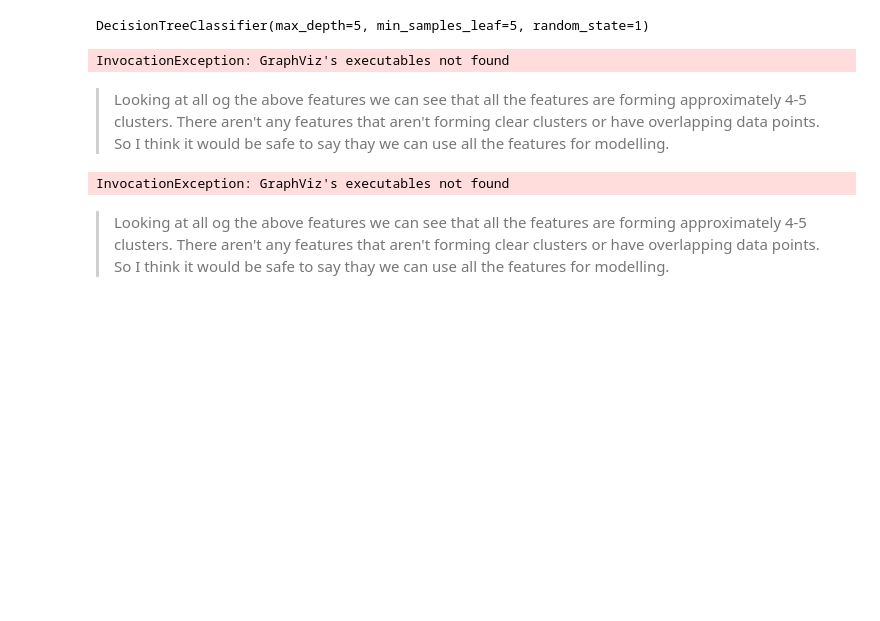
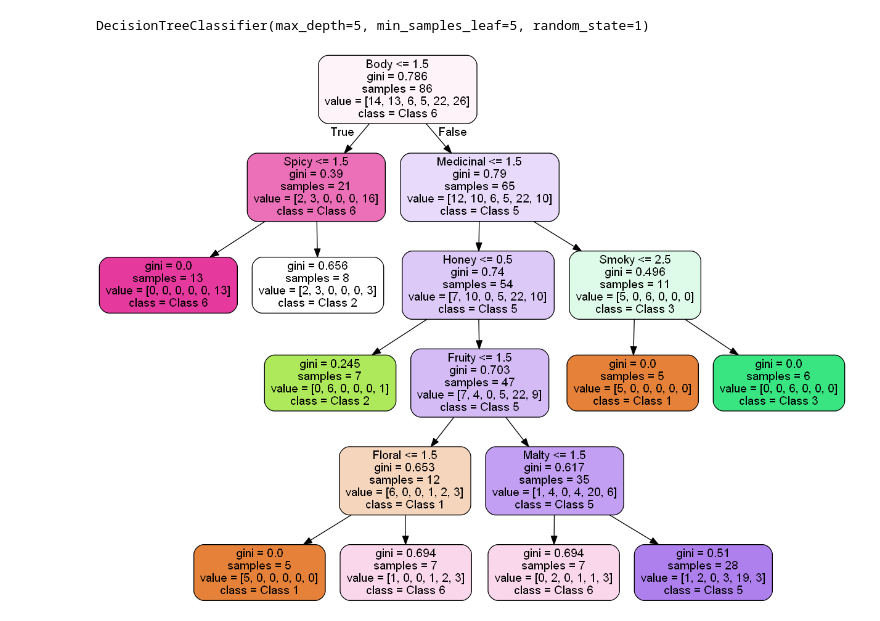
Before and after one commit to keanubowker8/K-Means-Whiskey-Distilleries, a Jupyter notebook: whiskey.ipynb, the cells around one changed output. Drawn from its saved outputs; the diff is of its cells as text; code cells hidden in the pictures; blank space fills up the shorter version.

```diff
--- a/whiskey.ipynb
+++ b/whiskey.ipynb
@@ -208,31 +217,10 @@ from pyproj import Proj, transform
 # %%
-dot_data = export_graphviz(tree, filled = True, rounded = True, class_names = ['Class 1','Class 2', 'Class 3', 'Class 4', 'Class 5'],
+dot_data = export_graphviz(tree, filled = True, rounded = True, class_names = ['Class 1','Class 2', 'Class 3', 'Class 4', 'Class 5','Class 6'],
                           feature_names = ['Body', 'Sweetness', 'Smoky', 'Medicinal', 'Tobacco',
                 'Honey', 'Spicy', 'Winey', 'Nutty', 'Malty', 'Fruity', 'Floral'], out_file = None)
 
 graph = graph_from_dot_data(dot_data)
 graph.write_png('tree.png')
 display_png(Image('tree.png'))
 # %% [output]
-InvocationException: GraphViz's executables not found
+[figure, added]
-# %% [markdown]
-<blockquote>
-    Looking at all og the above features we can see that all the features are forming approximately 4-5 clusters. There aren't any features that aren't forming clear clusters or have overlapping data points. So I think it would be safe to say thay we can use all the features for modelling.
-    </blockquote>
-# %%
-from six import StringIO
-from IPython.display import Image
-import pydotplus
-dot_data = StringIO()
-export_graphviz(tree, out_file=dot_data, feature_names=['Body', 'Sweetness', 'Smoky', 'Medicinal', 'Tobacco',
-                'Honey', 'Spicy', 'Winey', 'Nutty', 'Malty', 'Fruity', 'Floral'],
-                filled=True, rounded=True,
-                special_characters=True)
-graph = pydotplus.graph_from_dot_data(dot_data.getvalue())
-Image(graph.create_png())
-# %% [output]
-InvocationException: GraphViz's executables not found
-# %% [markdown]
-<blockquote>
-    Looking at all og the above features we can see that all the features are forming approximately 4-5 clusters. There aren't any features that aren't forming clear clusters or have overlapping data points. So I think it would be safe to say thay we can use all the features for modelling.
-    </blockquote>
```
Also changed, not shown: parts of 22 cells of this notebook, 2 other files.
